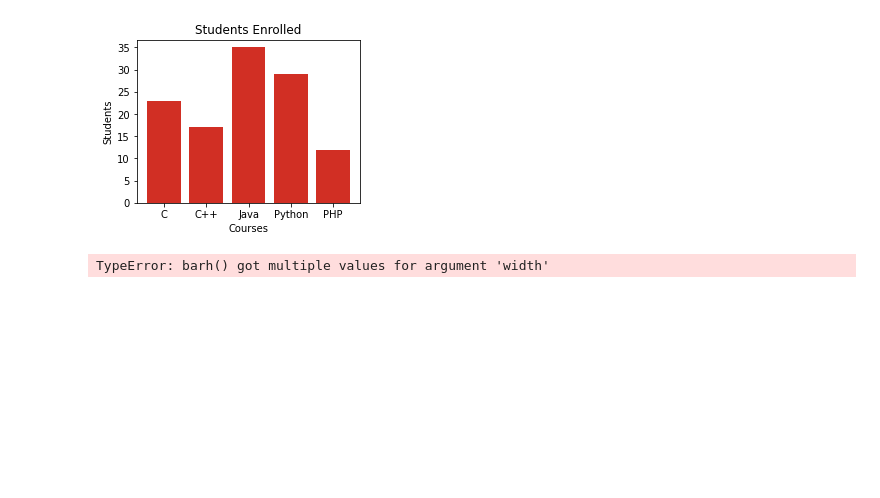
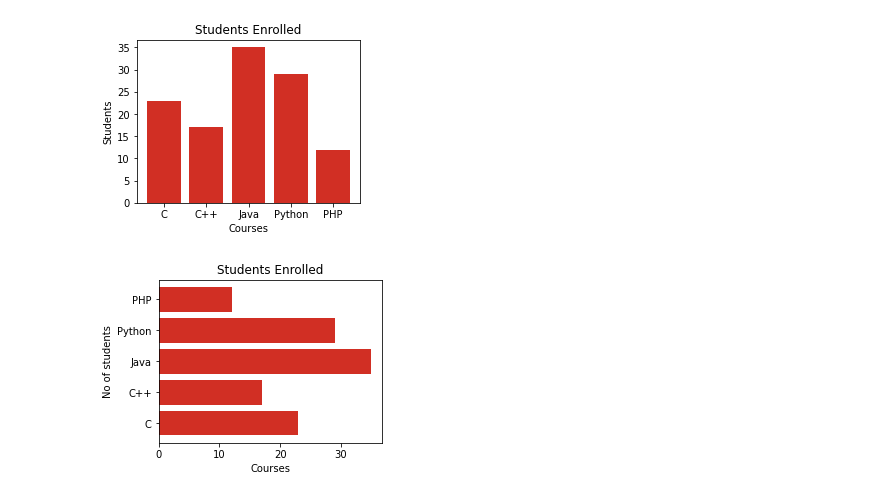
Before and after one commit to sanazjamloo/data-science-with-python, a Jupyter notebook: Matplotlib.ipynb, the cells around one changed output. Drawn from its saved outputs; the diff is of its cells as text; code cells hidden in the pictures; blank space fills up the shorter version.

```diff
--- a/Matplotlib.ipynb
+++ b/Matplotlib.ipynb
@@ -45,17 +47,18 @@ plt.show()
 # %% [output]
 [figure]
 # %%
-# Horizontal Bar chart
 
+#Horizontal Bar Charts in Pyplot
+
+import matplotlib.pyplot as plt
 langs = ['C', 'C++', 'Java', 'Python', 'PHP']
 students = [23,17,35,29,12]
 
-#plt.figure(figsize=(4,3))
-plt.barh(langs,students,color='yellow', width=0.8)
-
+plt.figure(figsize=(4,3))
+plt.barh(langs,students, color="#d12f24")
 plt.title('Students Enrolled')
-plt.ylabel('Students')
+plt.ylabel('No of students')
 plt.xlabel('Courses')
 plt.show()
 # %% [output]
-TypeError: barh() got multiple values for argument 'width'
+[figure, added]
```
Also changed, not shown: parts of 11 cells of this notebook, 1 other file.
